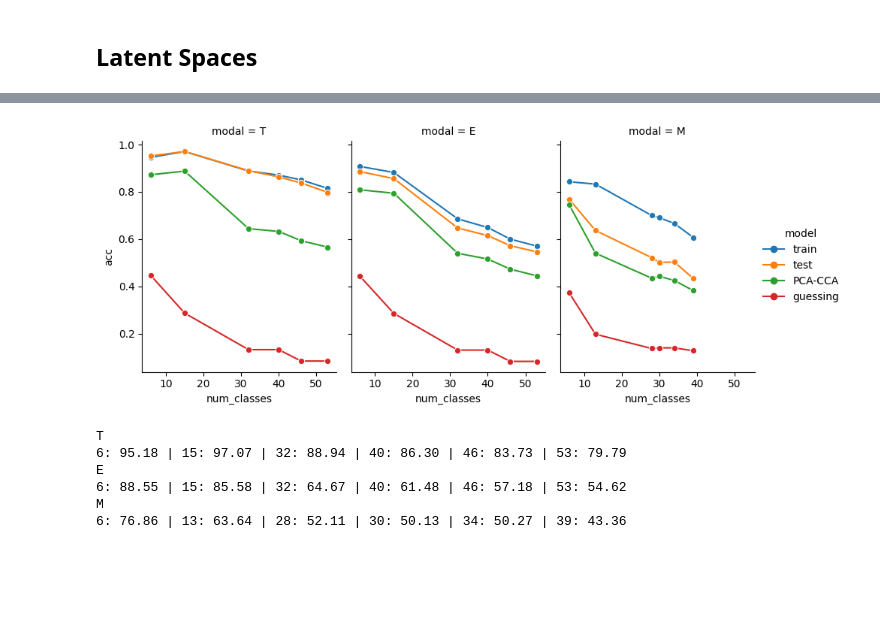
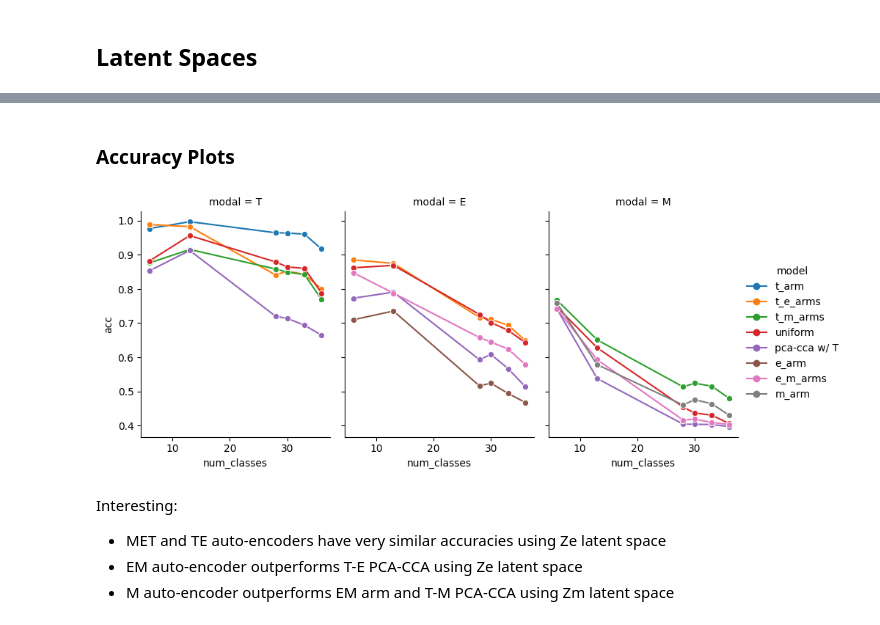
Before and after one commit to AllenInstitute/cplAE_MET, a Jupyter notebook: notebooks/MET_testing.ipynb, the cells around one changed output, grey strips where cells are left out. Saved outputs shown, nothing was run; the diff lists cells and outputs as text; code cells hidden in the pictures; blank space fills up the shorter version.

Commit message:
Added baseline R2 and T-type accuracies to notebook.

```diff
--- a/notebooks/MET_testing.ipynb
+++ b/notebooks/MET_testing.ipynb
@@ -371,0 +276,3 @@ E->E: 0.47
+# %%
+latent_data = {modal: get_latent(met_exp["model"], met_exp["data"], met_exp["experiment"]["test_ids"], modal)
+               for modal in ["T", "E", "M"]}
@@ -372 +281,13 @@ E->E: 0.47
+# %%
+met_specimens = met_exp["data"].query(met_exp["experiment"]["test_ids"], ["M", "E", "T"])["specimen_id"]
+coupled_results = {"X": [], "Y": [], "Modality": [], "Types": []}
+for modal in ["T", "E", "M"]:
+    (latent, modal_data) = latent_data[modal]
+    labeled = ~np.isnan(modal_data["cluster_id"]) & np.isin(modal_data["specimen_id"], met_specimens)
+    proj = pca_all.transform(latent)
+    coupled_results["X"].append(proj[:, 0][labeled])
+    coupled_results["Y"].append(proj[:, 1][labeled])
+    coupled_results["Modality"].append(np.full([proj[labeled].shape[0]], modal))
+    coupled_results["Types"].append(modal_data["merged_cluster_label_at80"][labeled])
+coupled_results = {key: np.concatenate(arr_list) for (key, arr_list) in coupled_results.items()}
 # %% [markdown]
@@ -374,15 +295,3 @@ E->E: 0.47
-# %%
-baselines = {"X": [], "Y": [], "Modality": [], "Types": []}
-for modal in ["T", "E", "M"]:
-    (exp, data, model) = load_all(f"results/{modal}_arm")
-    (latent, modal_data) = get_latent(model, data, exp["test_ids"], modal)
-    labeled = ~np.isnan(modal_data["cluster_id"])
-    proj = PCA(n_components = 2).fit_transform(latent)
-    baselines["X"].append(proj[:, 0][labeled])
-    baselines["Y"].append(proj[:, 1][labeled])
-    baselines["Modality"].append(np.full([proj[labeled].shape[0]], modal))
-    baselines["Types"].append(modal_data["merged_cluster_label_at80"][labeled])
-baselines = {key: np.concatenate(arr_list) for (key, arr_list) in baselines.items()}
 # %%
 plot = sns.relplot(data = baselines, x = "X", y = "Y", col = "Modality", hue = "Types", height=4, aspect= 0.75)
 plt.show()
@@ -419,2 +311,4 @@ plt.show()
+# %%
+(coupled_model, coupled_data, coupled_experiment) = (met_exp["model"], met_exp["data"], met_exp["experiment"])
 # %%
 count_thresh = 6
@@ -478,19 +367,13 @@ Completedg M at 90
+# %% [markdown]
+### Accuracy Plots
 # %%
 sns.relplot(data = results, x = "num_classes", y = "acc", hue = "model", col = "modal", kind = "line", marker = "o",
             height = 4, aspect = 0.75)
 plt.show()
-
-for modal in ["T", "E", "M"]:
-    mask = (results["modal"] == modal) & (results["model"] == "test")
-    num_classes = results["num_classes"][mask]
-    scores = results["acc"][mask]
-    print(modal)
-    print(" | ".join(reversed([f"{val}: {100*acc:.2f}" for (val, acc) in zip(num_classes, scores)])))
 # %% [output]
-[figure, old version]
+[figure, new version]
-T
-6: 95.18 | 15: 97.07 | 32: 88.94 | 40: 86.30 | 46: 83.73 | 53: 79.79
-E
-6: 88.55 | 15: 85.58 | 32: 64.67 | 40: 61.48 | 46: 57.18 | 53: 54.62
-M
-6: 76.86 | 13: 63.64 | 28: 52.11 | 30: 50.13 | 34: 50.27 | 39: 43.36
+# %% [markdown]
+Interesting:
+- MET and TE auto-encoders have very similar accuracies using Ze latent space
+- EM auto-encoder outperforms T-E PCA-CCA using Ze latent space
+- M auto-encoder outperforms EM arm and T-M PCA-CCA using Zm latent space
```
Also changed, not shown: parts of 50 cells of this notebook.
